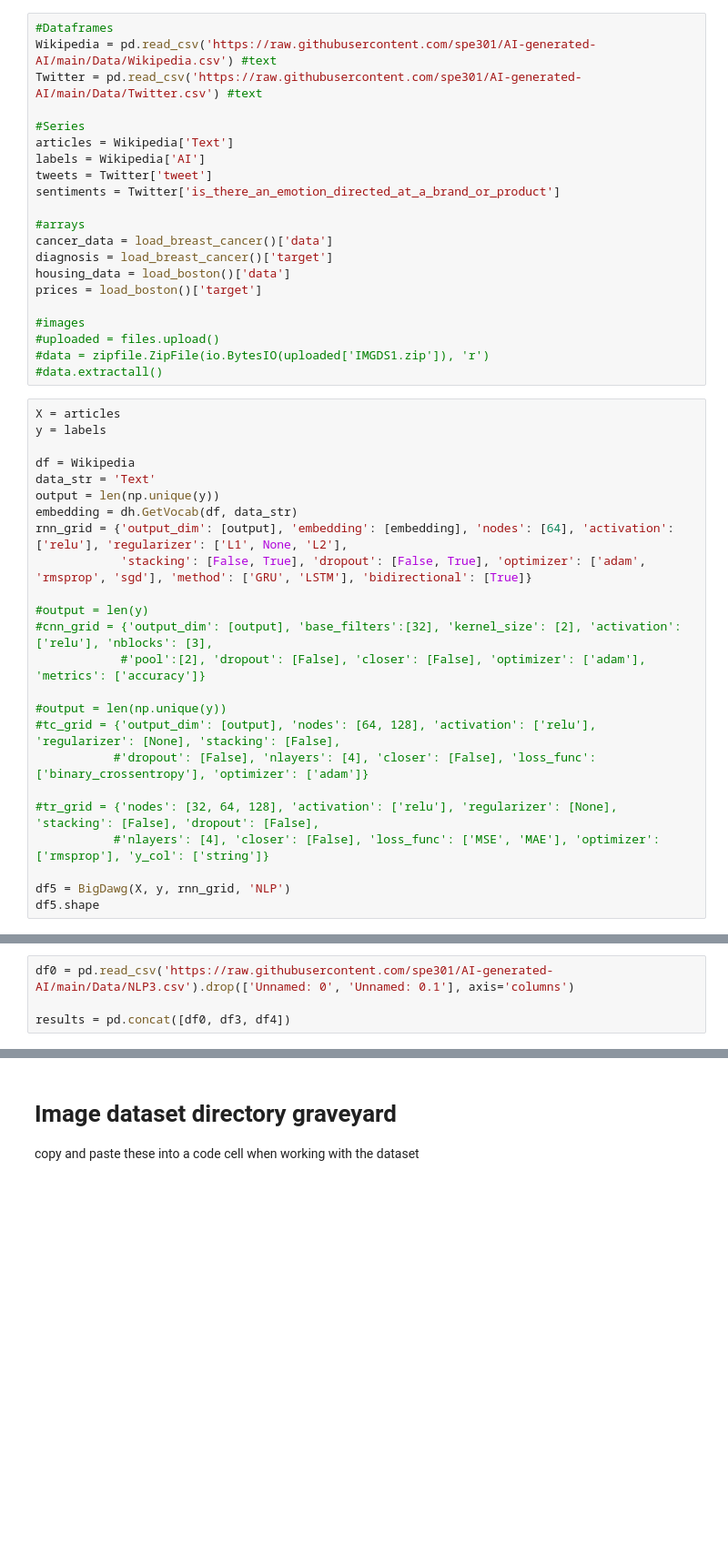
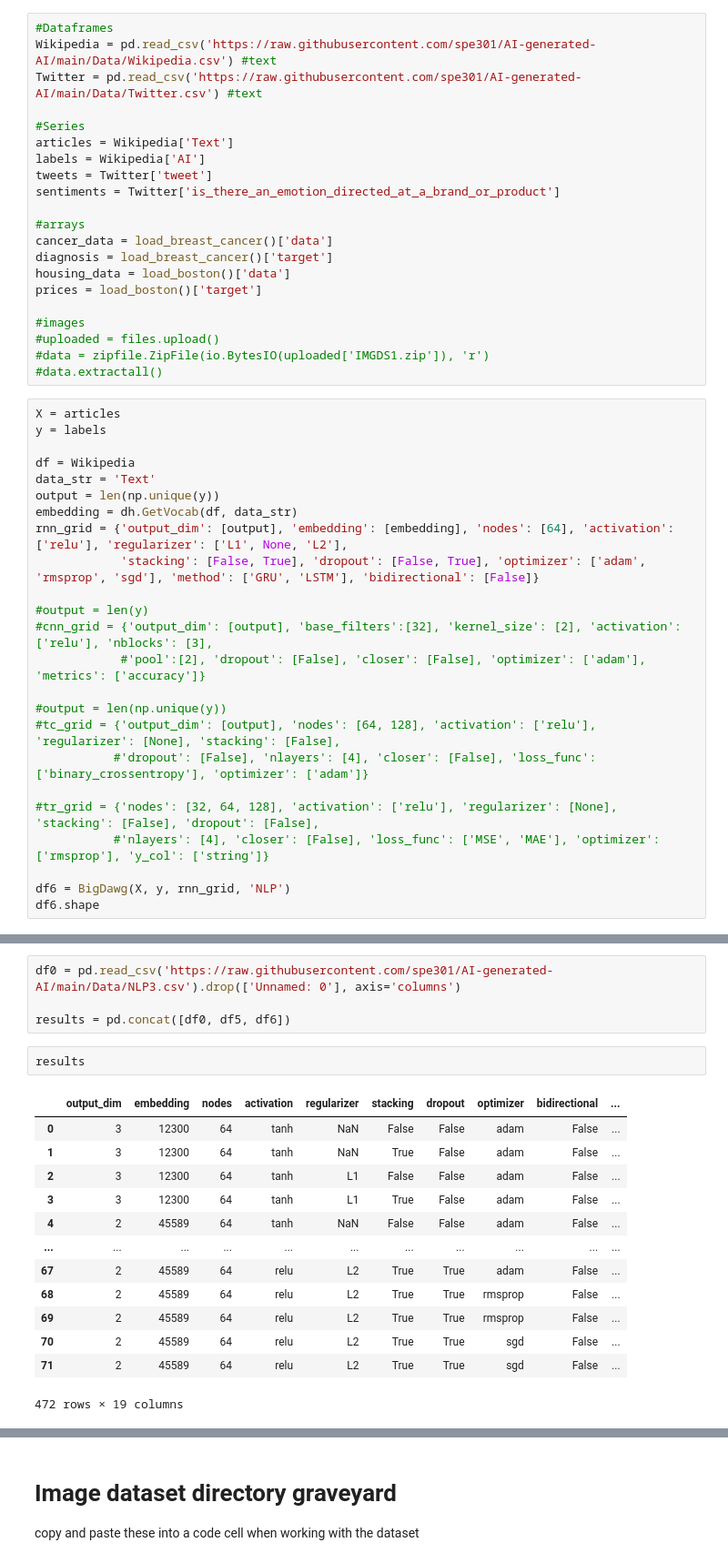
Before and after one commit to spe301/AI-generated-AI, a Jupyter notebook: DataCollection.ipynb, the cells around one changed output, grey strips where cells are left out. Shown at 91% size. Cells and saved outputs as stored; diff of their text form; blank space fills up the shorter version.

```diff
--- a/DataCollection.ipynb
+++ b/DataCollection.ipynb
@@ -110,7 +110,7 @@ data_str = 'Text'
 output = len(np.unique(y))
 embedding = dh.GetVocab(df, data_str)
 rnn_grid = {'output_dim': [output], 'embedding': [embedding], 'nodes': [64], 'activation': ['relu'], 'regularizer': ['L1', None, 'L2'],
-            'stacking': [False, True], 'dropout': [False, True], 'optimizer': ['adam', 'rmsprop', 'sgd'], 'method': ['GRU', 'LSTM'], 'bidirectional': [True]}
+            'stacking': [False, True], 'dropout': [False, True], 'optimizer': ['adam', 'rmsprop', 'sgd'], 'method': ['GRU', 'LSTM'], 'bidirectional': [False]}
 
 #output = len(y)
 #cnn_grid = {'output_dim': [output], 'base_filters':[32], 'kernel_size': [2], 'activation': ['relu'], 'nblocks': [3],
@@ -123,7 +123,7 @@ rnn_grid = {'output_dim': [output], 'embedding': [embedding], 'nodes': [64], 'ac
 #tr_grid = {'nodes': [32, 64, 128], 'activation': ['relu'], 'regularizer': [None], 'stacking': [False], 'dropout': [False],
            #'nlayers': [4], 'closer': [False], 'loss_func': ['MSE', 'MAE'], 'optimizer': ['rmsprop'], 'y_col': ['string']}
 
-df5 = BigDawg(X, y, rnn_grid, 'NLP')
-df5.shape
+df6 = BigDawg(X, y, rnn_grid, 'NLP')
+df6.shape
 # %% [output]
 preforming 72 total fits ...
@@ -147,5 +147,21 @@ KeyboardInterrupt: ignored
 # %%
-df0 = pd.read_csv('https://raw.githubusercontent.com/spe301/AI-generated-AI/main/Data/NLP3.csv').drop(['Unnamed: 0', 'Unnamed: 0.1'], axis='columns')
+df0 = pd.read_csv('https://raw.githubusercontent.com/spe301/AI-generated-AI/main/Data/NLP3.csv').drop(['Unnamed: 0'], axis='columns')
 
-results = pd.concat([df0, df3, df4])
+results = pd.concat([df0, df5, df6])
+# %%
+results
+# %% [output]
+|  | output_dim | embedding | nodes | activation | regularizer | stacking | dropout | optimizer | bidirectional | ... |
+| 0 | 3 | 12300 | 64 | tanh | NaN | False | False | adam | False | ... |
+| 1 | 3 | 12300 | 64 | tanh | NaN | True | False | adam | False | ... |
+| 2 | 3 | 12300 | 64 | tanh | L1 | False | False | adam | False | ... |
+| 3 | 3 | 12300 | 64 | tanh | L1 | True | False | adam | False | ... |
+| 4 | 2 | 45589 | 64 | tanh | NaN | False | False | adam | False | ... |
+| ... | ... | ... | ... | ... | ... | ... | ... | ... | ... | ... |
+| 67 | 2 | 45589 | 64 | relu | L2 | True | True | adam | False | ... |
+| 68 | 2 | 45589 | 64 | relu | L2 | True | True | rmsprop | False | ... |
+| 69 | 2 | 45589 | 64 | relu | L2 | True | True | rmsprop | False | ... |
+| 70 | 2 | 45589 | 64 | relu | L2 | True | True | sgd | False | ... |
+| 71 | 2 | 45589 | 64 | relu | L2 | True | True | sgd | False | ... |
+472 rows × 19 columns
 # %%
```
Also changed, not shown: parts of 3 cells of this notebook.
